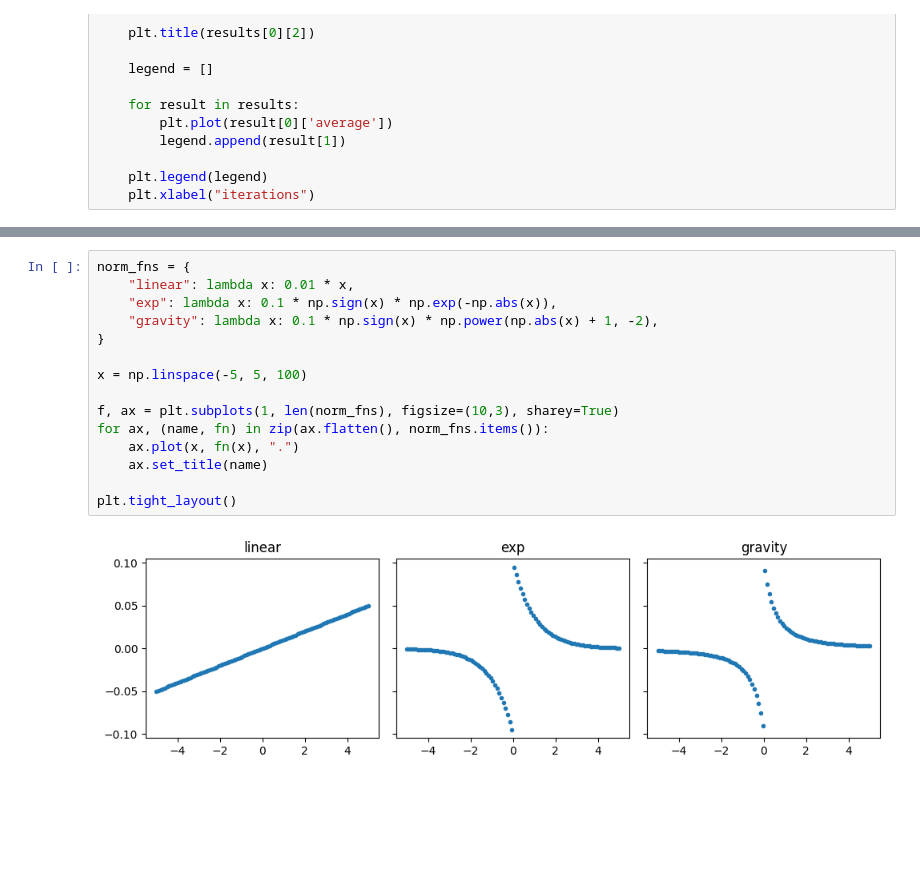
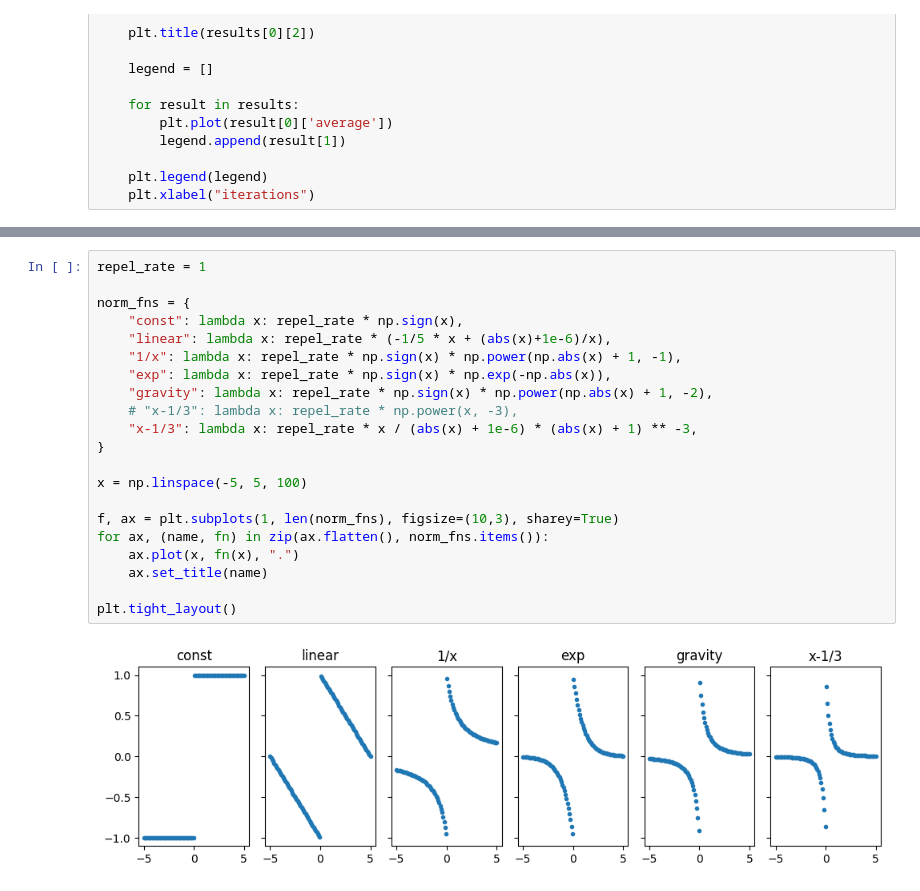
Before and after one commit to GloomyC/JmetalSocial, a Jupyter notebook: VisualiseResults.ipynb, the cells around one changed output, grey strips where cells are left out. Saved outputs shown, nothing was run; the diff lists cells and outputs as text; blank space fills up the shorter version.

```diff
--- a/VisualiseResults.ipynb
+++ b/VisualiseResults.ipynb
@@ -43,17 +43,23 @@ for problem in problems:
 # %%
+repel_rate = 1
+
 norm_fns = {
-    "linear": lambda x: 0.01 * x,
-    "exp": lambda x: 0.1 * np.sign(x) * np.exp(-np.abs(x)),
-    "gravity": lambda x: 0.1 * np.sign(x) * np.power(np.abs(x) + 1, -2),
+    "const": lambda x: repel_rate * np.sign(x),
+    "linear": lambda x: repel_rate * (-1/5 * x + (abs(x)+1e-6)/x),
+    "1/x": lambda x: repel_rate * np.sign(x) * np.power(np.abs(x) + 1, -1),
+    "exp": lambda x: repel_rate * np.sign(x) * np.exp(-np.abs(x)),
+    "gravity": lambda x: repel_rate * np.sign(x) * np.power(np.abs(x) + 1, -2),
+    # "x-1/3": lambda x: repel_rate * np.power(x, -3),
+    "x-1/3": lambda x: repel_rate * x / (abs(x) + 1e-6) * (abs(x) + 1) ** -3,
 }
 
 x = np.linspace(-5, 5, 100)
 
 f, ax = plt.subplots(1, len(norm_fns), figsize=(10,3), sharey=True)
 for ax, (name, fn) in zip(ax.flatten(), norm_fns.items()):
     ax.plot(x, fn(x), ".")
     ax.set_title(name)
 
 plt.tight_layout()
 # %% [output]
-[figure, old version]
+[figure, new version]
```
Also changed, not shown: parts of 1 cell of this notebook, 2 other files.
